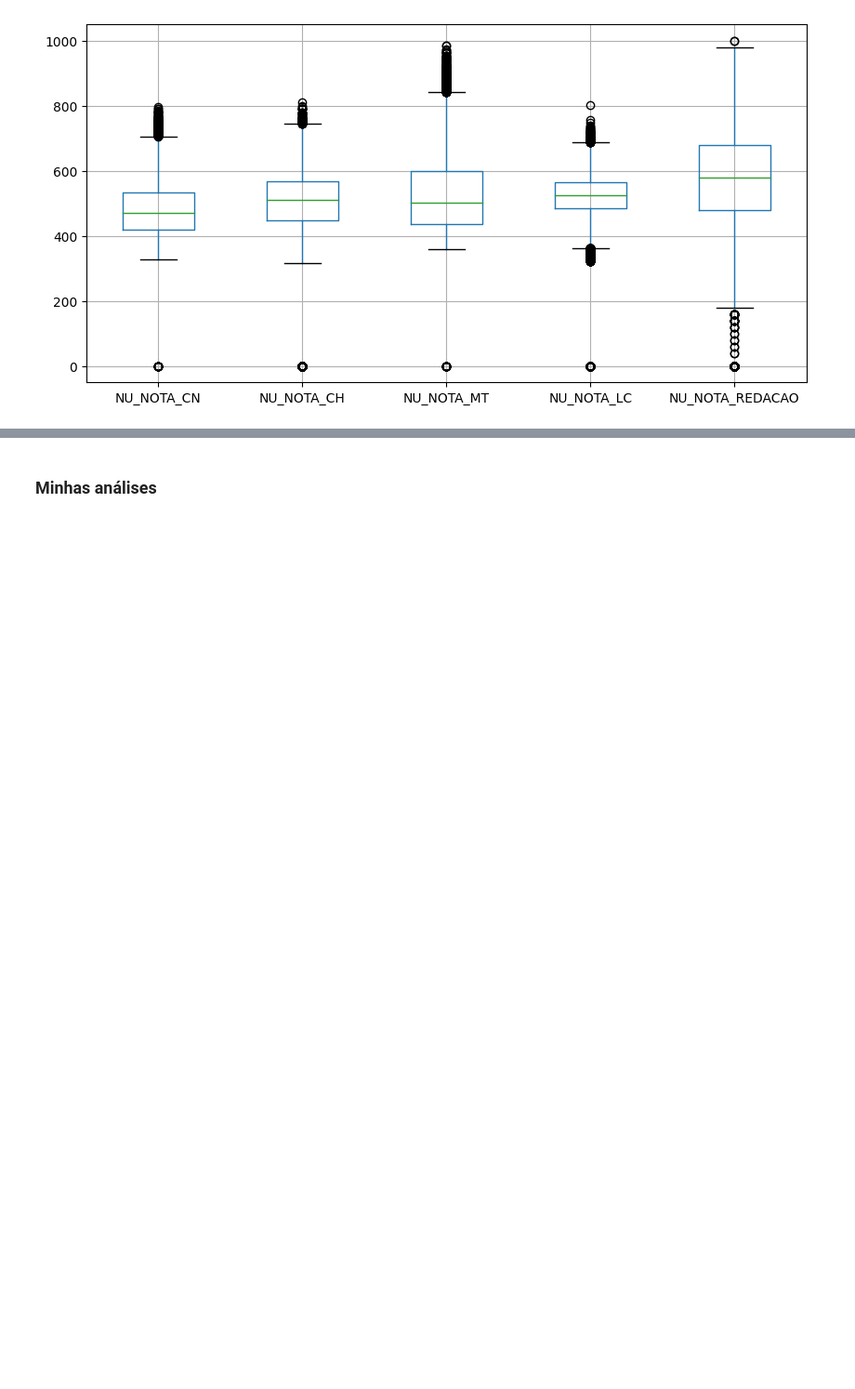
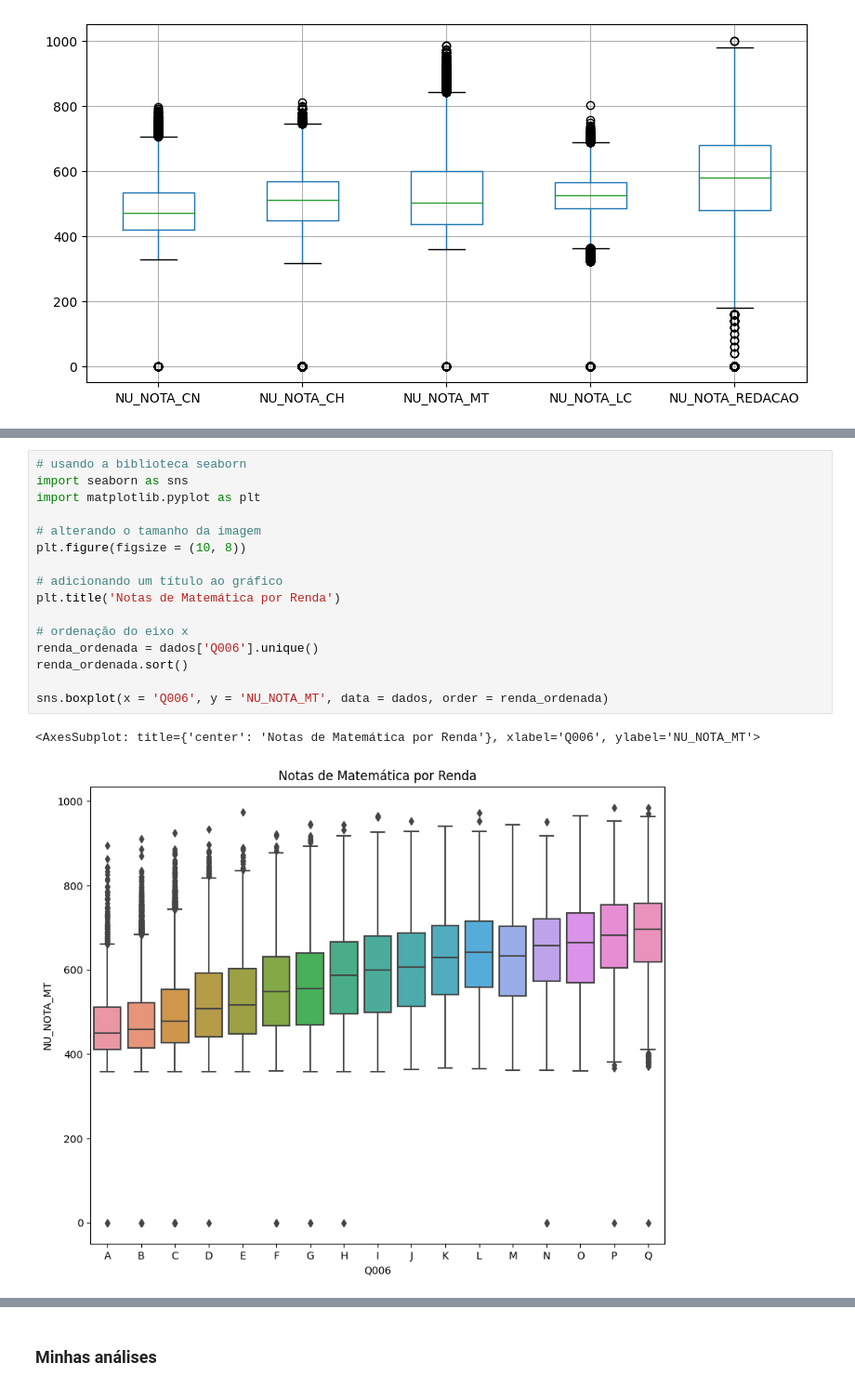
Before and after one commit to jonasnunes/Imersao_Dados_Educacao_no_Brasil, a Jupyter notebook: análise.ipynb, the cells around one changed output, grey strips where cells are left out. Shown at 93% size. Drawn from its saved outputs; the diff is of its cells as text; blank space fills up the shorter version.

```diff
--- a/análise.ipynb
+++ b/análise.ipynb
@@ -254,0 +309,19 @@ dados[provas].boxplot(grid = True, figsize = (10, 5))
+# %%
+# usando a biblioteca seaborn
+import seaborn as sns
+import matplotlib.pyplot as plt
+
+# alterando o tamanho da imagem
+plt.figure(figsize = (10, 8))
+
+# adicionando um título ao gráfico
+plt.title('Notas de Matemática por Renda')
+
+# ordenação do eixo x
+renda_ordenada = dados['Q006'].unique()
+renda_ordenada.sort()
+
+sns.boxplot(x = 'Q006', y = 'NU_NOTA_MT', data = dados, order = renda_ordenada)
+# %% [output]
+<AxesSubplot: title={'center': 'Notas de Matemática por Renda'}, xlabel='Q006', ylabel='NU_NOTA_MT'>
+[figure, added]
```
Also changed, not shown: parts of 5 cells of this notebook, 1 other file.
